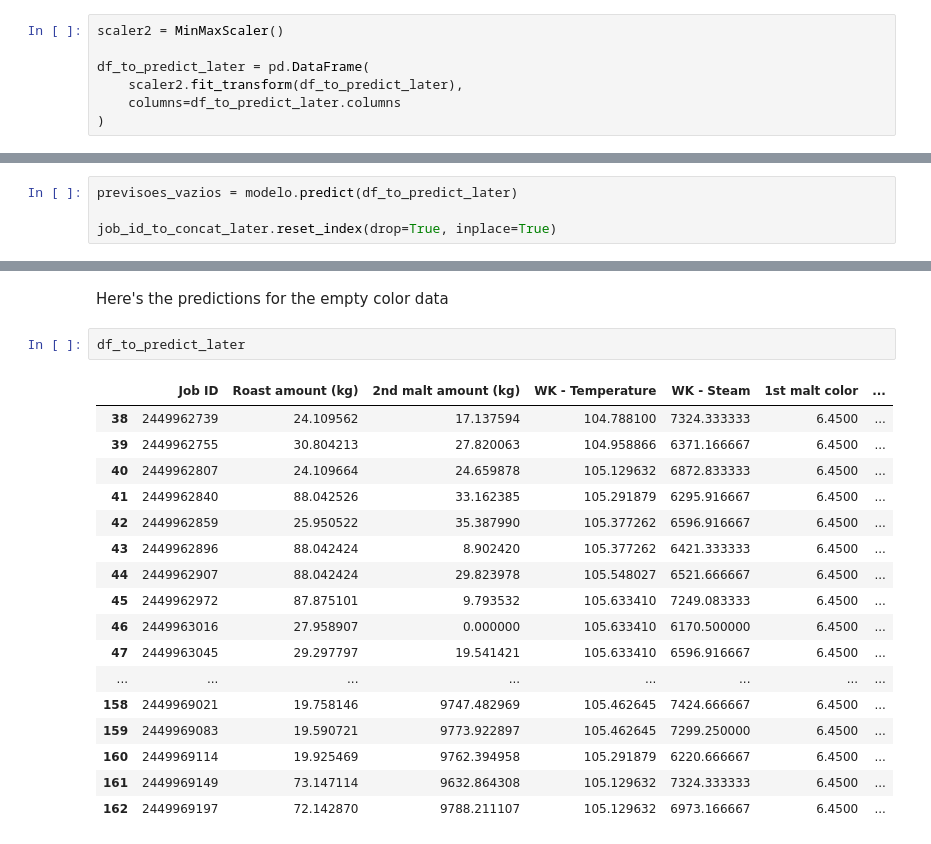
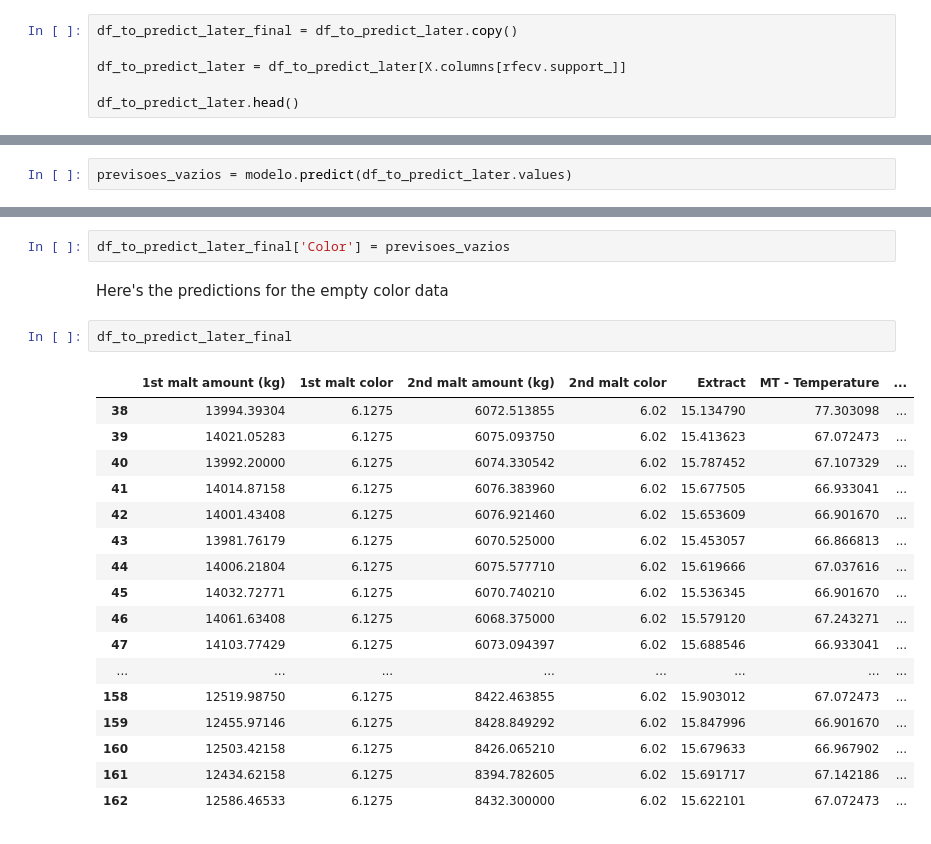
Before and after one commit to xpcjunior/heinekendscase2024, a Jupyter notebook: main.ipynb, the cells around one changed output, grey strips where cells are left out. Drawn from its saved outputs; the diff is of its cells as text.

```diff
--- a/main.ipynb
+++ b/main.ipynb
@@ -486,7 +353,6 @@ rescaling data
-# %%
-scaler2 = MinMaxScaler()
-
-df_to_predict_later = pd.DataFrame(
-    scaler2.fit_transform(df_to_predict_later),
-    columns=df_to_predict_later.columns
-)
+# %%
+df_to_predict_later_final = df_to_predict_later.copy()
+
+df_to_predict_later = df_to_predict_later[X.columns[rfecv.support_]]
+
+df_to_predict_later.head()
@@ -493,8 +366,6 @@ df_to_predict_later = pd.DataFrame(
 # %% [markdown]
 predicting and saving index
 # %%
-previsoes_vazios = modelo.predict(df_to_predict_later)
-
-job_id_to_concat_later.reset_index(drop=True, inplace=True)
+previsoes_vazios = modelo.predict(df_to_predict_later.values)
 # %% [markdown]
 returning original values
@@ -512,22 +372,24 @@ df_to_predict_later.index = original_indexs
+# %%
+df_to_predict_later_final['Color'] = previsoes_vazios
 # %% [markdown]
 Here's the predictions for the empty color data
-# %%
-df_to_predict_later
-# %% [output]
-|  | Job ID | Roast amount (kg) | 2nd malt amount (kg) | WK - Temperature | WK - Steam | 1st malt color | ... |
-| 38 | 2449962739 | 24.109562 | 17.137594 | 104.788100 | 7324.333333 | 6.4500 | ... |
-| 39 | 2449962755 | 30.804213 | 27.820063 | 104.958866 | 6371.166667 | 6.4500 | ... |
-| 40 | 2449962807 | 24.109664 | 24.659878 | 105.129632 | 6872.833333 | 6.4500 | ... |
-| 41 | 2449962840 | 88.042526 | 33.162385 | 105.291879 | 6295.916667 | 6.4500 | ... |
-| 42 | 2449962859 | 25.950522 | 35.387990 | 105.377262 | 6596.916667 | 6.4500 | ... |
-| 43 | 2449962896 | 88.042424 | 8.902420 | 105.377262 | 6421.333333 | 6.4500 | ... |
-| 44 | 2449962907 | 88.042424 | 29.823978 | 105.548027 | 6521.666667 | 6.4500 | ... |
-| 45 | 2449962972 | 87.875101 | 9.793532 | 105.633410 | 7249.083333 | 6.4500 | ... |
-| 46 | 2449963016 | 27.958907 | 0.000000 | 105.633410 | 6170.500000 | 6.4500 | ... |
-| 47 | 2449963045 | 29.297797 | 19.541421 | 105.633410 | 6596.916667 | 6.4500 | ... |
-| ... | ... | ... | ... | ... | ... | ... | ... |
-| 158 | 2449969021 | 19.758146 | 9747.482969 | 105.462645 | 7424.666667 | 6.4500 | ... |
-| 159 | 2449969083 | 19.590721 | 9773.922897 | 105.462645 | 7299.250000 | 6.4500 | ... |
-| 160 | 2449969114 | 19.925469 | 9762.394958 | 105.291879 | 6220.666667 | 6.4500 | ... |
-| 161 | 2449969149 | 73.147114 | 9632.864308 | 105.129632 | 7324.333333 | 6.4500 | ... |
-| 162 | 2449969197 | 72.142870 | 9788.211107 | 105.129632 | 6973.166667 | 6.4500 | ... |
+# %%
+df_to_predict_later_final
+# %% [output]
+|  | 1st malt amount (kg) | 1st malt color | 2nd malt amount (kg) | 2nd malt color | Extract | MT - Temperature | ... |
+| 38 | 13994.39304 | 6.1275 | 6072.513855 | 6.02 | 15.134790 | 77.303098 | ... |
+| 39 | 14021.05283 | 6.1275 | 6075.093750 | 6.02 | 15.413623 | 67.072473 | ... |
+| 40 | 13992.20000 | 6.1275 | 6074.330542 | 6.02 | 15.787452 | 67.107329 | ... |
+| 41 | 14014.87158 | 6.1275 | 6076.383960 | 6.02 | 15.677505 | 66.933041 | ... |
+| 42 | 14001.43408 | 6.1275 | 6076.921460 | 6.02 | 15.653609 | 66.901670 | ... |
+| 43 | 13981.76179 | 6.1275 | 6070.525000 | 6.02 | 15.453057 | 66.866813 | ... |
+| 44 | 14006.21804 | 6.1275 | 6075.577710 | 6.02 | 15.619666 | 67.037616 | ... |
+| 45 | 14032.72771 | 6.1275 | 6070.740210 | 6.02 | 15.536345 | 66.901670 | ... |
+| 46 | 14061.63408 | 6.1275 | 6068.375000 | 6.02 | 15.579120 | 67.243271 | ... |
+| 47 | 14103.77429 | 6.1275 | 6073.094397 | 6.02 | 15.688546 | 66.933041 | ... |
+| ... | ... | ... | ... | ... | ... | ... | ... |
+| 158 | 12519.98750 | 6.1275 | 8422.463855 | 6.02 | 15.903012 | 67.072473 | ... |
+| 159 | 12455.97146 | 6.1275 | 8428.849292 | 6.02 | 15.847996 | 66.901670 | ... |
+| 160 | 12503.42158 | 6.1275 | 8426.065210 | 6.02 | 15.679633 | 66.967902 | ... |
+| 161 | 12434.62158 | 6.1275 | 8394.782605 | 6.02 | 15.691717 | 67.142186 | ... |
+| 162 | 12586.46533 | 6.1275 | 8432.300000 | 6.02 | 15.622101 | 67.072473 | ... |
```
Also changed, not shown: parts of 33 cells of this notebook.
